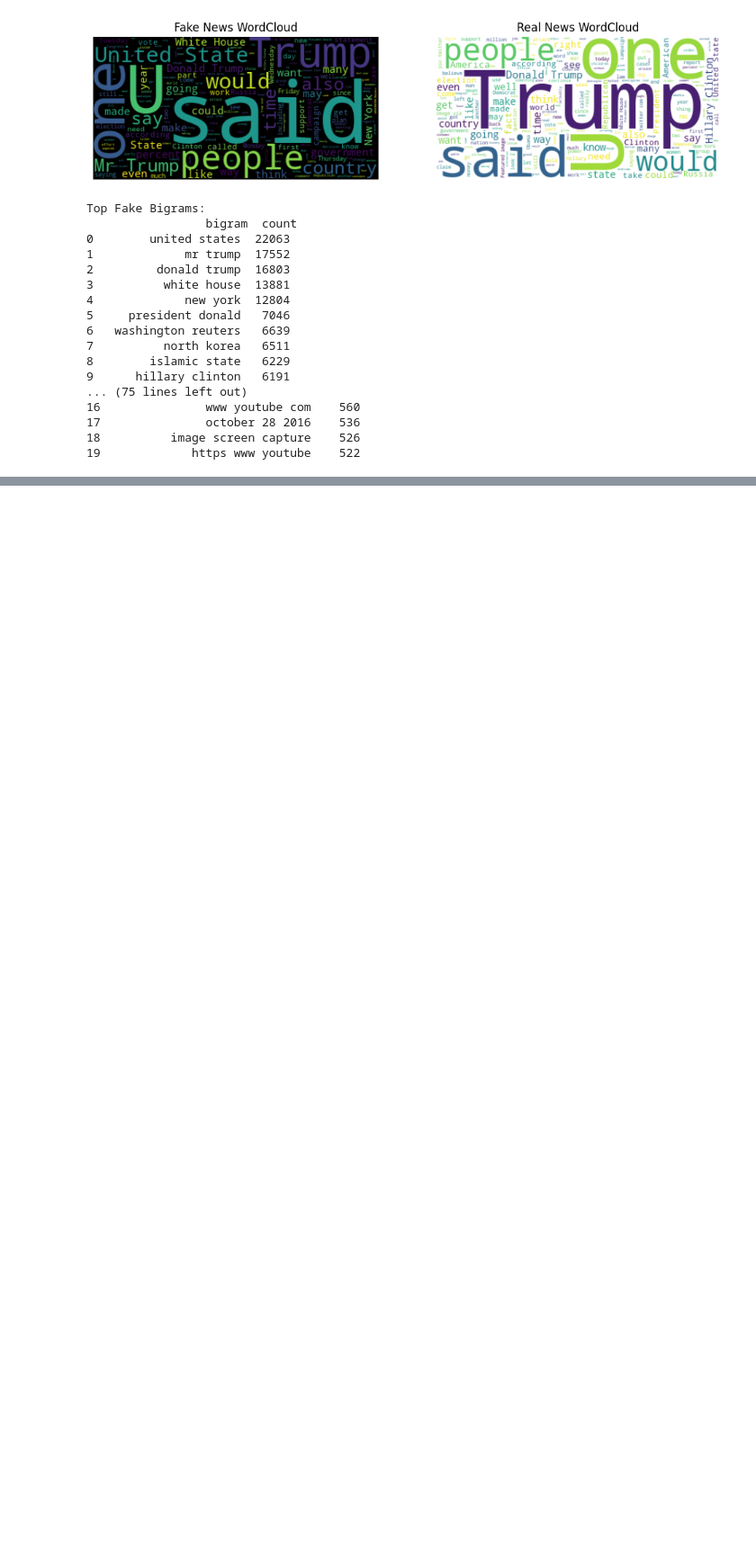
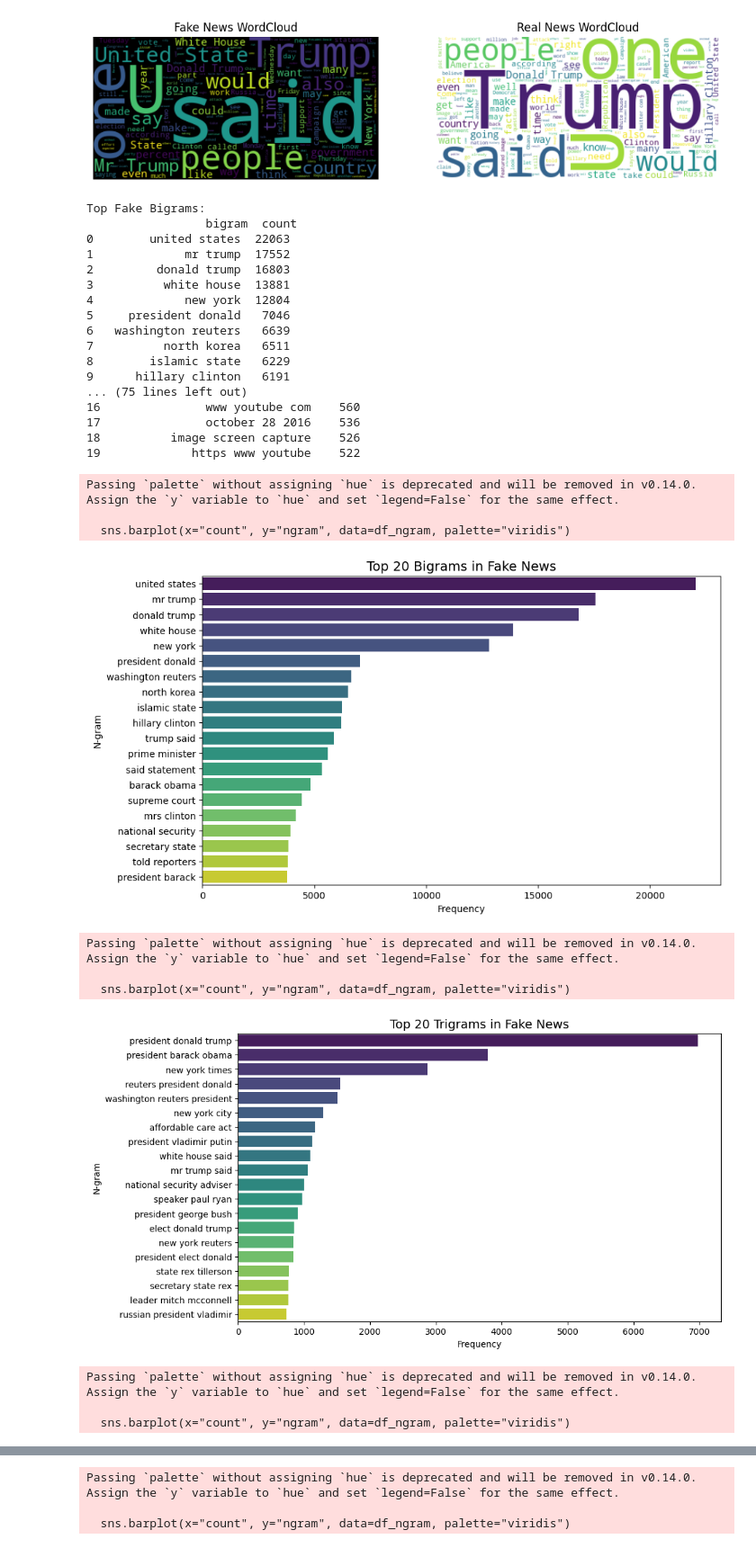
Before and after one commit to naheelkk/Factify, a Jupyter notebook: notebooks/eda/01_eda.ipynb, the cells around one changed output, grey strips where cells are left out. Shown at 90% size. Drawn from its saved outputs; the diff is of its cells as text; code cells hidden in the pictures; blank space fills up the shorter version.

Commit message:
EDA: visualizing n-grams

```diff
--- a/notebooks/eda/01_eda.ipynb
+++ b/notebooks/eda/01_eda.ipynb
@@ -100,3 +100,35 @@ Top Fake Bigrams:
 17               october 28 2016    536
 18          image screen capture    526
 19             https www youtube    522
+# %%
+import matplotlib.pyplot as plt
+import seaborn as sns
+
+def plot_ngrams(ngrams, title, n=20):
+    df_ngram = pd.DataFrame(ngrams, columns=["ngram", "count"])
+    plt.figure(figsize=(10,6))
+    sns.barplot(x="count", y="ngram", data=df_ngram, palette="viridis")
+    plt.title(title, fontsize=14)
+    plt.xlabel("Frequency")
+    plt.ylabel("N-gram")
+    plt.show()
+
+# Fake news bigrams & trigrams
+plot_ngrams(fake_bigrams, "Top 20 Bigrams in Fake News")
+plot_ngrams(fake_trigrams, "Top 20 Trigrams in Fake News")
+
+# Real news bigrams & trigrams
+plot_ngrams(real_bigrams, "Top 20 Bigrams in Real News")
+plot_ngrams(real_trigrams, "Top 20 Trigrams in Real News")
+# %% [output]
+Passing `palette` without assigning `hue` is deprecated and will be removed in v0.14.0. Assign the `y` variable to `hue` and set `legend=False` for the same effect.
+
+  sns.barplot(x="count", y="ngram", data=df_ngram, palette="viridis")
+[figure, added]
+Passing `palette` without assigning `hue` is deprecated and will be removed in v0.14.0. Assign the `y` variable to `hue` and set `legend=False` for the same effect.
+
+  sns.barplot(x="count", y="ngram", data=df_ngram, palette="viridis")
+[figure, added]
+Passing `palette` without assigning `hue` is deprecated and will be removed in v0.14.0. Assign the `y` variable to `hue` and set `legend=False` for the same effect.
+
+  sns.barplot(x="count", y="ngram", data=df_ngram, palette="viridis")
@@ -102,0 +136,3 @@ Top Fake Bigrams:
+Passing `palette` without assigning `hue` is deprecated and will be removed in v0.14.0. Assign the `y` variable to `hue` and set `legend=False` for the same effect.
+
+  sns.barplot(x="count", y="ngram", data=df_ngram, palette="viridis")
```
Also changed, not shown: parts of 1 cell of this notebook.
